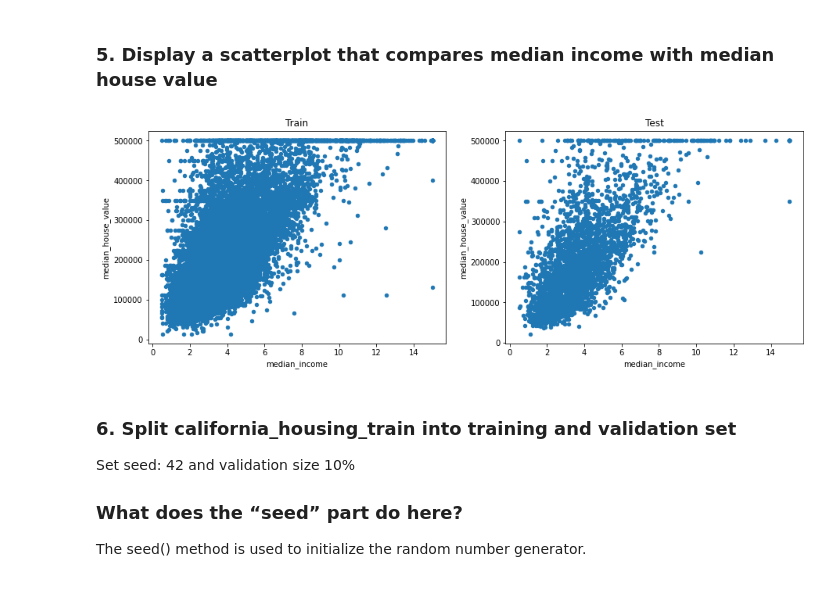
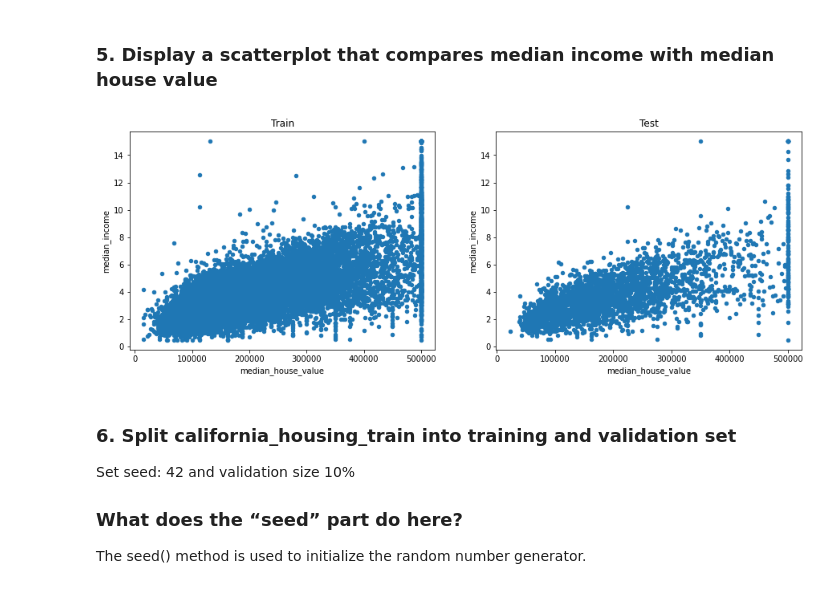
Before and after one commit to beyzaozen/Ferrero_BusinessCase, a Jupyter notebook: CaseStudy.ipynb, the cells around one changed output. Cells and saved outputs as stored; diff of their text form; code cells hidden in the pictures.

```diff
--- a/CaseStudy.ipynb
+++ b/CaseStudy.ipynb
@@ -143,11 +150,11 @@ exampe_df.groupby(["total_rooms", "total_bedrooms"]).agg(['mean', 'min',"max"]).
 ### 5. Display a scatterplot that compares median income with median house value
 # %%
 fig, axes = plt.subplots(ncols =2, figsize=(15, 5))
-df_train.plot(x = "median_income", y = "median_house_value", kind = "scatter", ax = axes[0], title="Train")
-df_test.plot(x = "median_income", y = "median_house_value", kind = "scatter", ax = axes[1], title="Test")
+df_train.plot(y = "median_income", x = "median_house_value", kind = "scatter", ax = axes[0], title="Train")
+df_test.plot(y = "median_income", x = "median_house_value", kind = "scatter", ax = axes[1], title="Test")
 plt.show()
 # %% [output]
-[figure, old version]
+[figure, new version]
 # %% [markdown]
 ### 6. Split california_housing_train into training and validation set
 Set seed: 42 and validation size 10%
```
Also changed, not shown: parts of 25 cells of this notebook.
